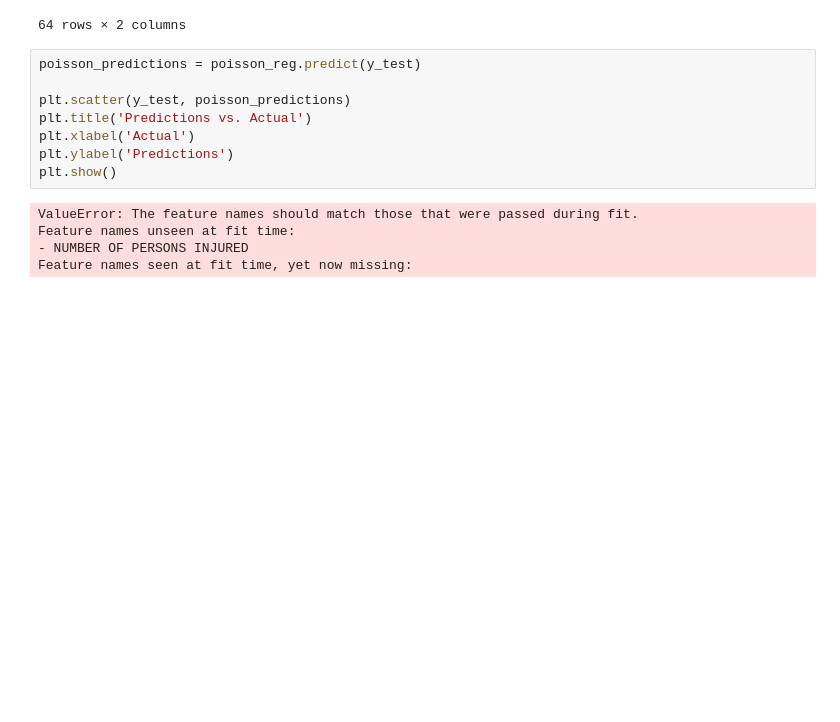
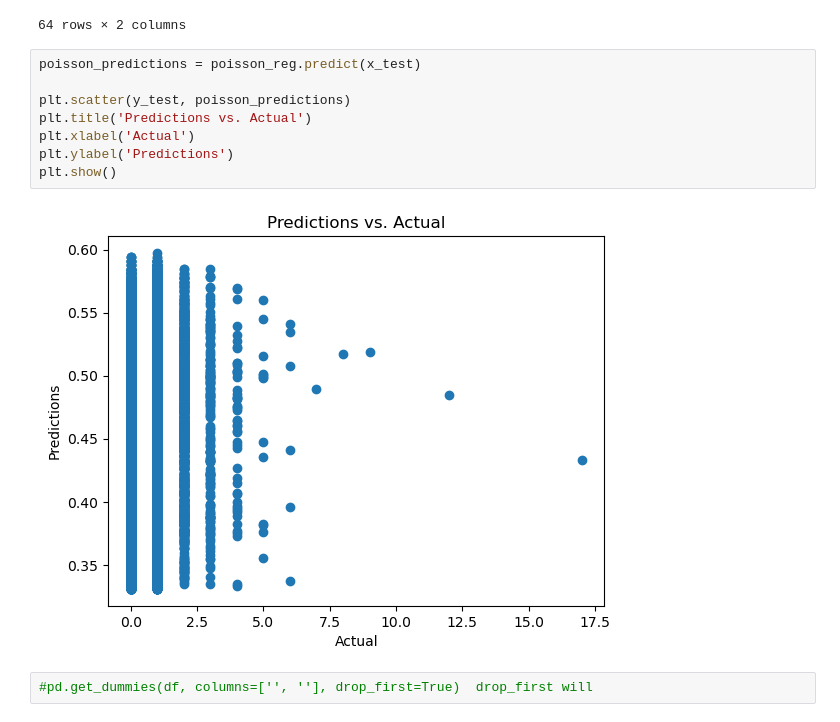
Before and after one commit to NedKost/MS-AAI-500-Team-Project, a Jupyter notebook: Ned/Model Building.ipynb, the cells around one changed output. Saved outputs shown, nothing was run; the diff lists cells and outputs as text; blank space fills up the shorter version.

```diff
--- a/Ned/Model Building.ipynb
+++ b/Ned/Model Building.ipynb
@@ -361,15 +741,14 @@ Intercept: -0.7972501996143985
 | 63 | CONTRIBUTING FACTOR VEHICLE 1_Win... | 0.000002 |
 64 rows × 2 columns
 # %%
-poisson_predictions = poisson_reg.predict(y_test)
+poisson_predictions = poisson_reg.predict(x_test)
 
 plt.scatter(y_test, poisson_predictions)
 plt.title('Predictions vs. Actual')
 plt.xlabel('Actual')
 plt.ylabel('Predictions')
 plt.show()
 # %% [output]
-ValueError: The feature names should match those that were passed during fit.
-Feature names unseen at fit time:
-- NUMBER OF PERSONS INJURED
-Feature names seen at fit time, yet now missing:
+[figure, added]
+# %%
+#pd.get_dummies(df, columns=['', ''], drop_first=True)  drop_first will
```
Also changed, not shown: parts of 36 cells of this notebook, 2 other files.
